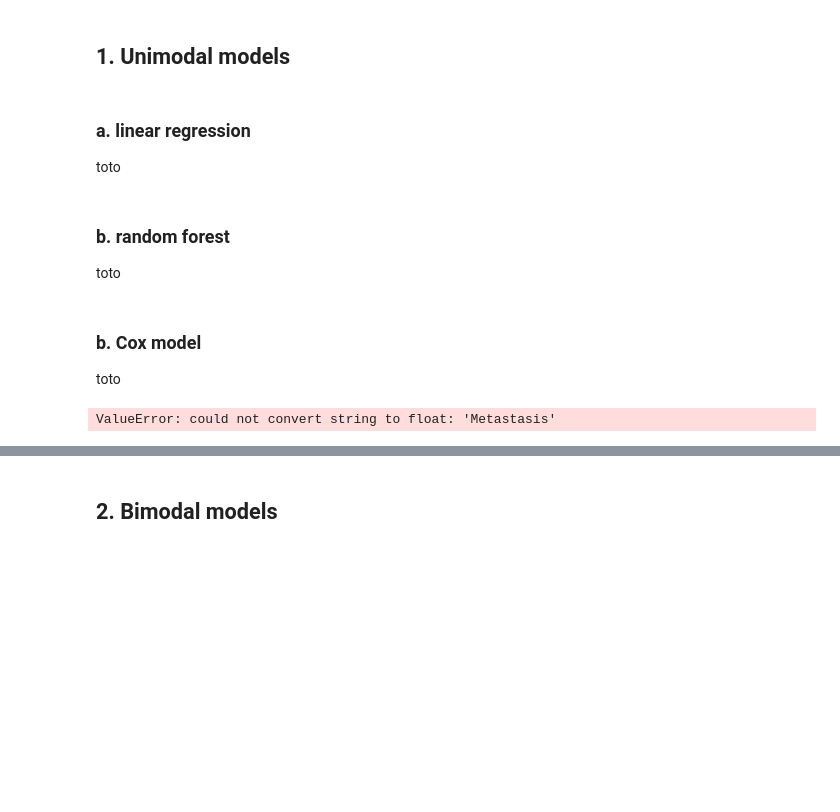
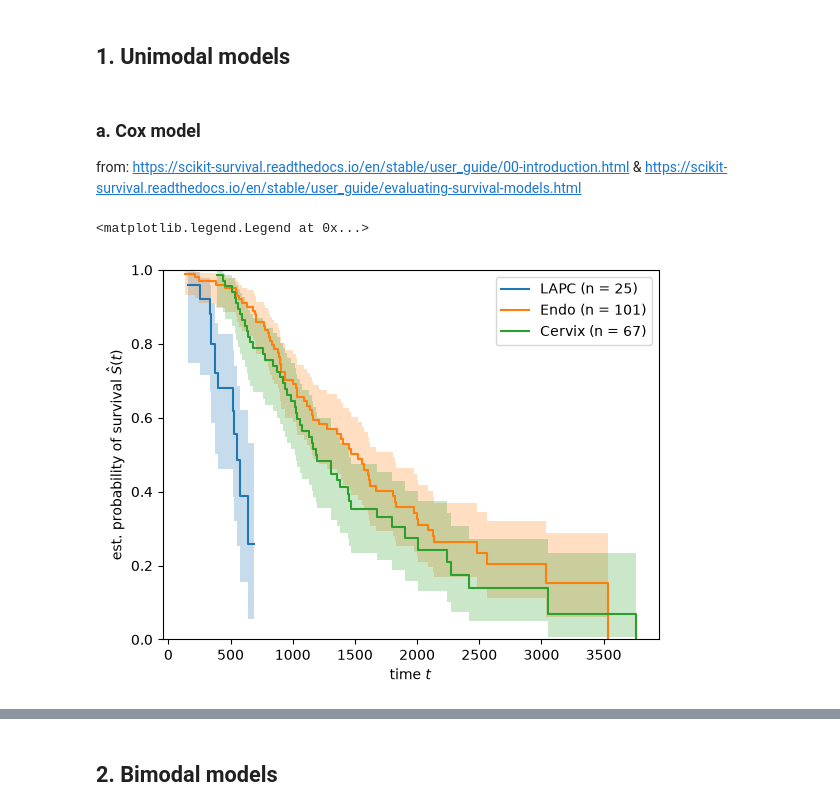
Before and after one commit to Eug-M/cancer_survival, a Jupyter notebook: src/Notebooks/modeles_ML.ipynb, the cells around one changed output, grey strips where cells are left out. Cells and saved outputs as stored; diff of their text form; code cells hidden in the pictures; blank space fills up the shorter version.

Commit message:
implemented unimodal survival ML models

```diff
--- a/src/Notebooks/modeles_ML.ipynb
+++ b/src/Notebooks/modeles_ML.ipynb
@@ -146,21 +156,34 @@ array([[-0.51219932,  0.30291685,  0.44008583, -1.34330335,  0.        ,
 # %% [markdown]
 ## 1. Unimodal models
-# %% [markdown]
-### a. linear regression
-
-toto
-# %% [markdown]
-### b. random forest
-
-toto
 # %% [markdown]
-### b. Cox model
+### a. Cox model
 
-toto
+from: https://scikit-survival.readthedocs.io/en/stable/user_guide/00-introduction.html & https://scikit-survival.readthedocs.io/en/stable/user_guide/evaluating-survival-models.html
 # %%
-from lifelines import CoxPHFitter
-cph = CoxPHFitter()
-cph.fit(clinical_data_purged, 'OS_prelevement', event_col='Death_status')
-cph.print_summary()
+event_Cox_str = event_Cox.astype(bool)
+event_Cox_train_str = event_Cox_train.astype(bool)
+event_Cox_test_str = event_Cox_test.astype(bool)
+
+Y_array = np.array([(event_Cox_str[i], Y[i]) for i in range(len(Y))], dtype=[('event', '?'), ('time', 'i4')])
+Y_array_train = np.array([(event_Cox_train_str[i], Y_train[i]) for i in Y_train.index], dtype=[('event', '?'), ('time', 'i4')])
+Y_array_test = np.array([(event_Cox_test_str[i], Y_test[i]) for i in Y_test.index], dtype=[('event', '?'), ('time', 'i4')])
-# %% [output]
-ValueError: could not convert string to float: 'Metastasis'
+# %%
+# Univariate model, for each indication separately
+
+from sksurv.nonparametric import kaplan_meier_estimator
+
+for value in clinical_data_purged["Indication"].unique():
+    mask = clinical_data_purged["Indication"] == value
+    time_indic, survival_prob_indic, conf_int = kaplan_meier_estimator(
+        Y_array["event"][mask], Y_array["time"][mask], conf_type="log-log"
+    )
+    plt.step(time_indic, survival_prob_indic, where="post", label=f"{value} (n = {mask.sum()})")
+    plt.fill_between(time_indic, conf_int[0], conf_int[1], alpha=0.25, step="post")
+
+plt.ylim(0, 1)
+plt.ylabel(r"est. probability of survival $\hat{S}(t)$")
+plt.xlabel("time $t$")
+plt.legend(loc="best")
+# %% [output]
+<matplotlib.legend.Legend at 0x...>
+[figure, added]
```
Also changed, not shown: parts of 26 cells of this notebook, 2 other files.
